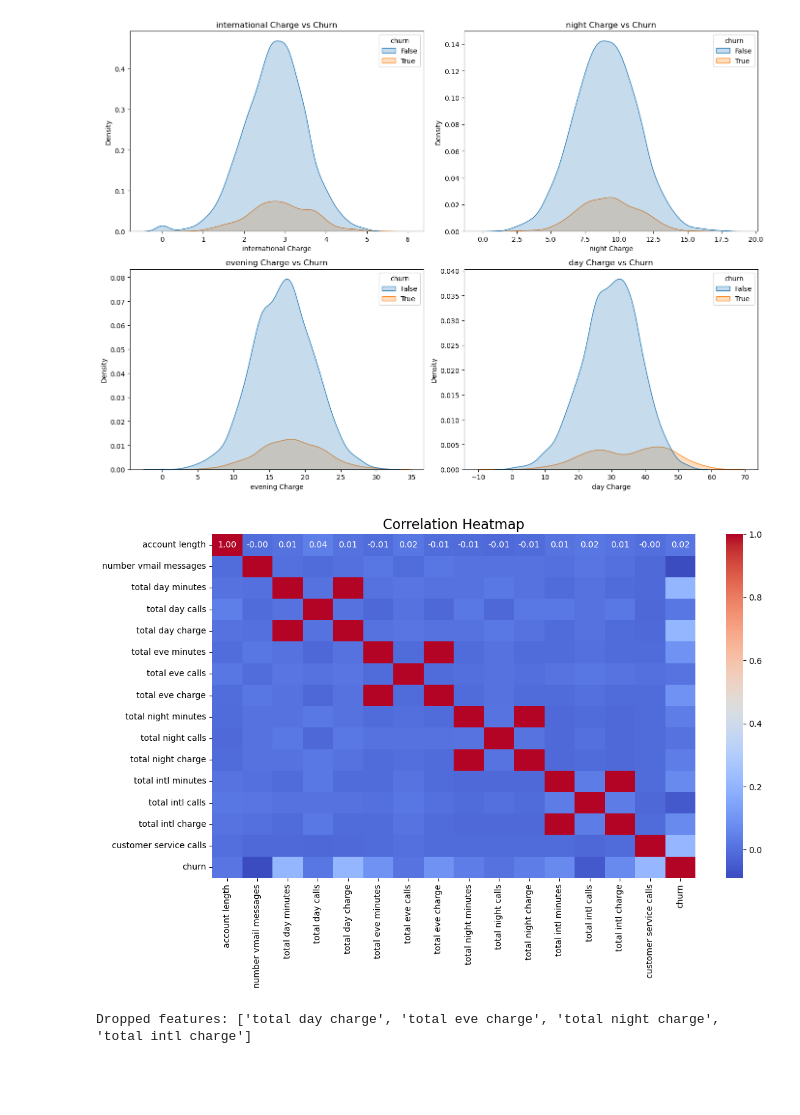
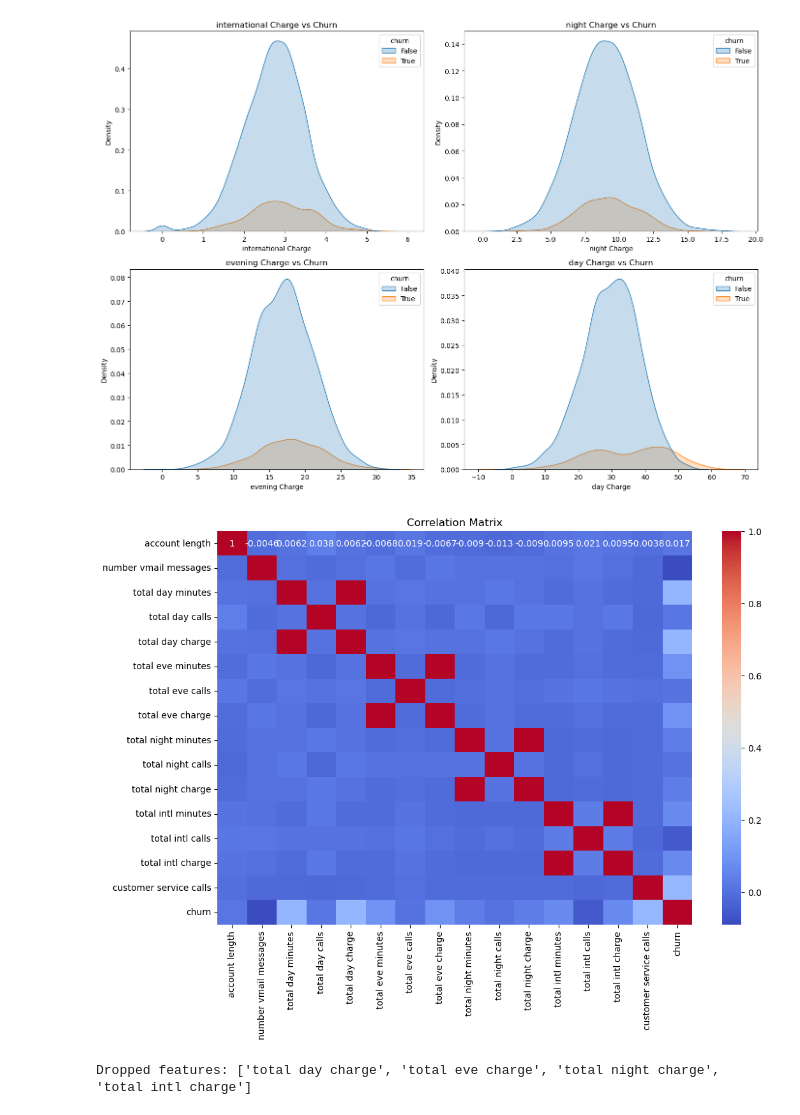
Before and after one commit to Limo-Vincent/Group_9_Phase_3_project, a Jupyter notebook: p3_project.ipynb, the cells around one changed output. Saved outputs shown, nothing was run; the diff lists cells and outputs as text; code cells hidden in the pictures; blank space fills up the shorter version.

```diff
--- a/p3_project.ipynb
+++ b/p3_project.ipynb
@@ -565,19 +549,14 @@ kde_plots_with_churn(df)
 # %% [output]
 [figure]
 # %%
+# Correlation matrix
+corr = df.corr(numeric_only=True)
 plt.figure(figsize=(12,8))
-
-# compute correlation matrix
-corr = df.corr(numeric_only=True)
-
-# plot heatmap
-sns.heatmap(corr, annot=True, fmt=".2f", cmap="coolwarm", cbar=True)
-
-plt.title("Correlation Heatmap", fontsize=16)
-plt.tight_layout()
+sns.heatmap(corr, annot=True, cmap='coolwarm')
+plt.title('Correlation Matrix')
 plt.show()
 # %% [output]
-[figure, old version]
+[figure, new version]
 # %%
 # Drop highly correlated features
 def drop_highly_correlated_features(df, threshold=0.9):
```
Also changed, not shown: parts of 29 cells of this notebook.
